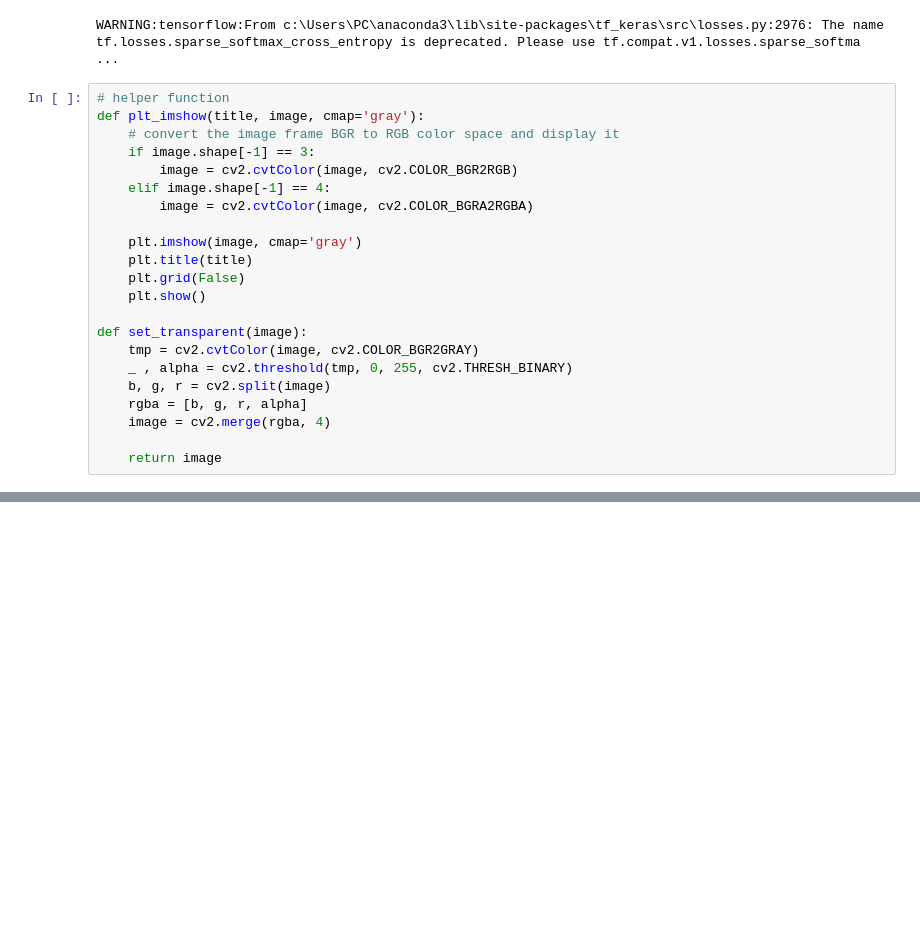
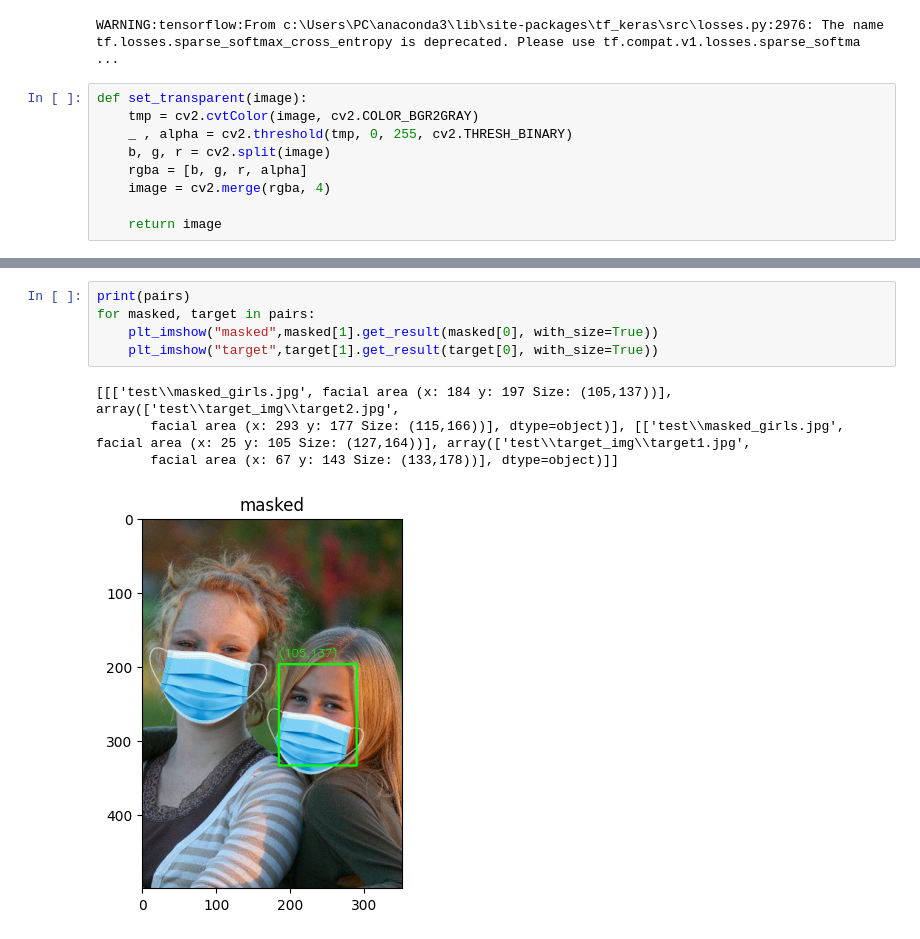
Before and after one commit to Henry-Loi/Mask-Removal-AI, a Jupyter notebook: image_registration.ipynb, the cells around one changed output, grey strips where cells are left out. Cells and saved outputs as stored; diff of their text form; blank space fills up the shorter version.

```diff
--- a/image_registration.ipynb
+++ b/image_registration.ipynb
@@ -16,19 +16,6 @@ import matplotlib.pyplot as plt
 # %% [output]
 WARNING:tensorflow:From c:\Users\PC\anaconda3\lib\site-packages\tf_keras\src\losses.py:2976: The name tf.losses.sparse_softmax_cross_entropy is deprecated. Please use tf.compat.v1.losses.sparse_softma ...
 # %%
-# helper function
-def plt_imshow(title, image, cmap='gray'):
-    # convert the image frame BGR to RGB color space and display it
-    if image.shape[-1] == 3:
-        image = cv2.cvtColor(image, cv2.COLOR_BGR2RGB)
-    elif image.shape[-1] == 4:
-        image = cv2.cvtColor(image, cv2.COLOR_BGRA2RGBA)
-
-    plt.imshow(image, cmap='gray')
-    plt.title(title)
-    plt.grid(False)
-    plt.show()
-
 def set_transparent(image):
 	tmp = cv2.cvtColor(image, cv2.COLOR_BGR2GRAY)
 	_ , alpha = cv2.threshold(tmp, 0, 255, cv2.THRESH_BINARY)
@@ -195,0 +213,10 @@ class ImageRegistrar:
+# %%
+print(pairs)
+for masked, target in pairs:
+	plt_imshow("masked",masked[1].get_result(masked[0], with_size=True))
+	plt_imshow("target",target[1].get_result(target[0], with_size=True))
+# %% [output]
+[[['test\\masked_girls.jpg', facial area (x: 184 y: 197 Size: (105,137))], array(['test\\target_img\\target2.jpg',
+       facial area (x: 293 y: 177 Size: (115,166))], dtype=object)], [['test\\masked_girls.jpg', facial area (x: 25 y: 105 Size: (127,164))], array(['test\\target_img\\target1.jpg',
+       facial area (x: 67 y: 143 Size: (133,178))], dtype=object)]]
+[figure, added]
```
Also changed, not shown: parts of 4 cells of this notebook, 7 other files.
